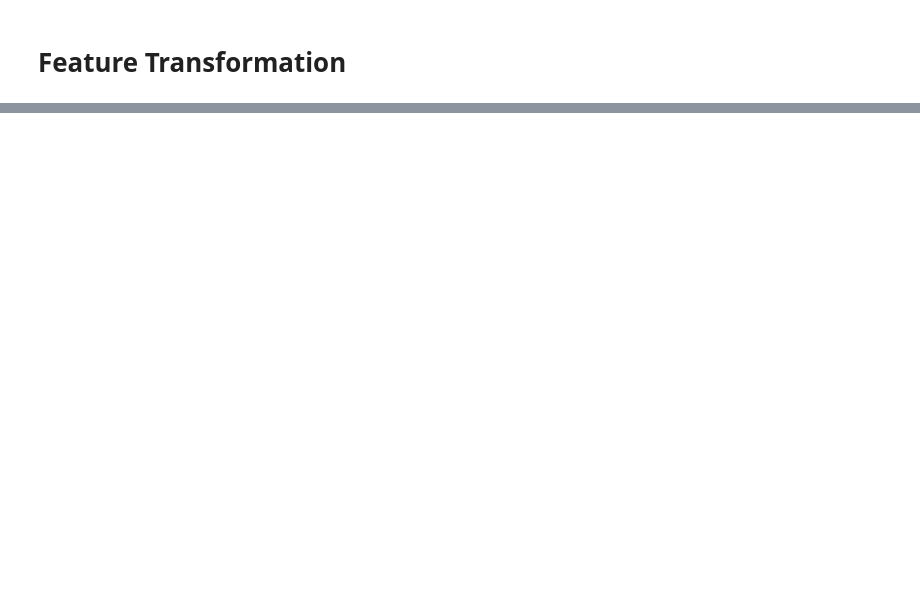
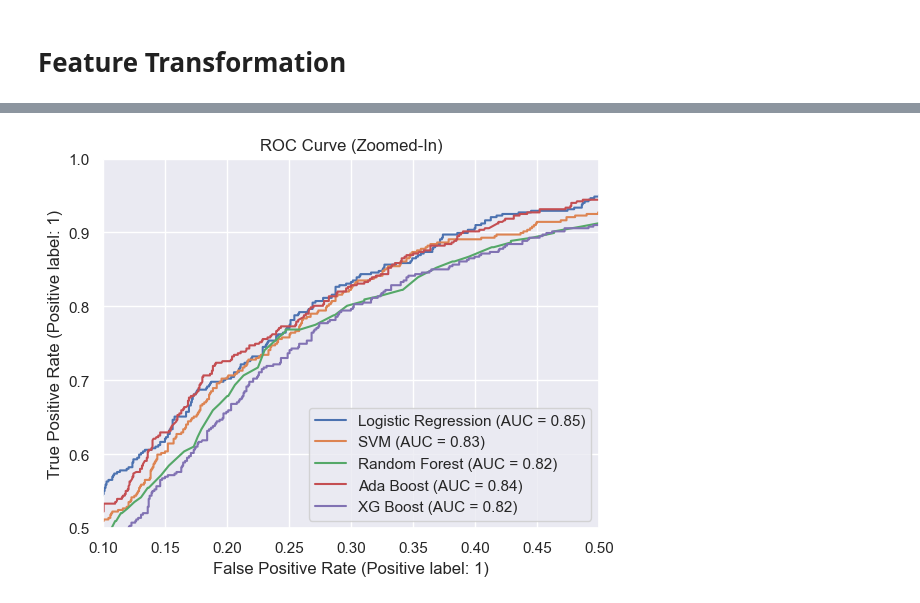
Before and after one commit to benTC74/Telco-Customer-Churn, a Jupyter notebook: Telco Customer Churn.ipynb, the cells around one changed output, grey strips where cells are left out. Drawn from its saved outputs; the diff is of its cells as text; code cells hidden in the pictures; blank space fills up the shorter version.

```diff
--- a/Telco Customer Churn.ipynb
+++ b/Telco Customer Churn.ipynb
@@ -366,0 +513,12 @@ xg_model[-1].fit(X_train_transformed,
+# %%
+#Zoom into the ROC Curve
+
+fig, ax = plt.subplots()
+for name, pipeline in MLModel:
+    model_display[name].plot(ax=ax)
+
+ax.set_xlim(0.1, 0.5)
+ax.set_ylim(0.5, 1)
+_ = ax.set_title('ROC Curve (Zoomed-In)')
+# %% [output]
+[figure, added]
```
Also changed, not shown: parts of 47 cells of this notebook.
